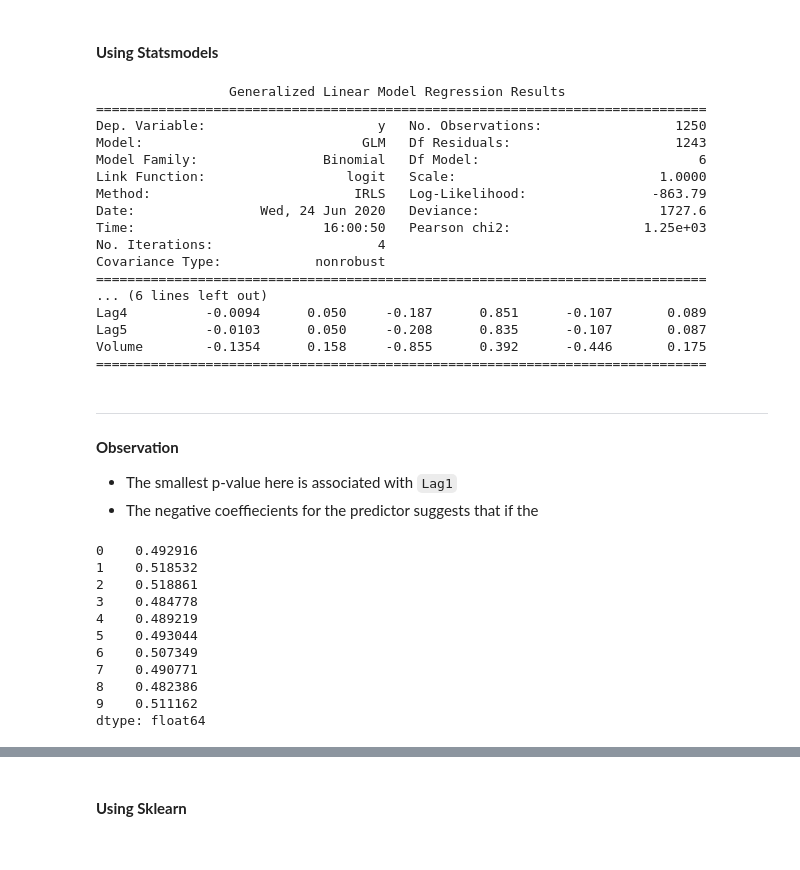
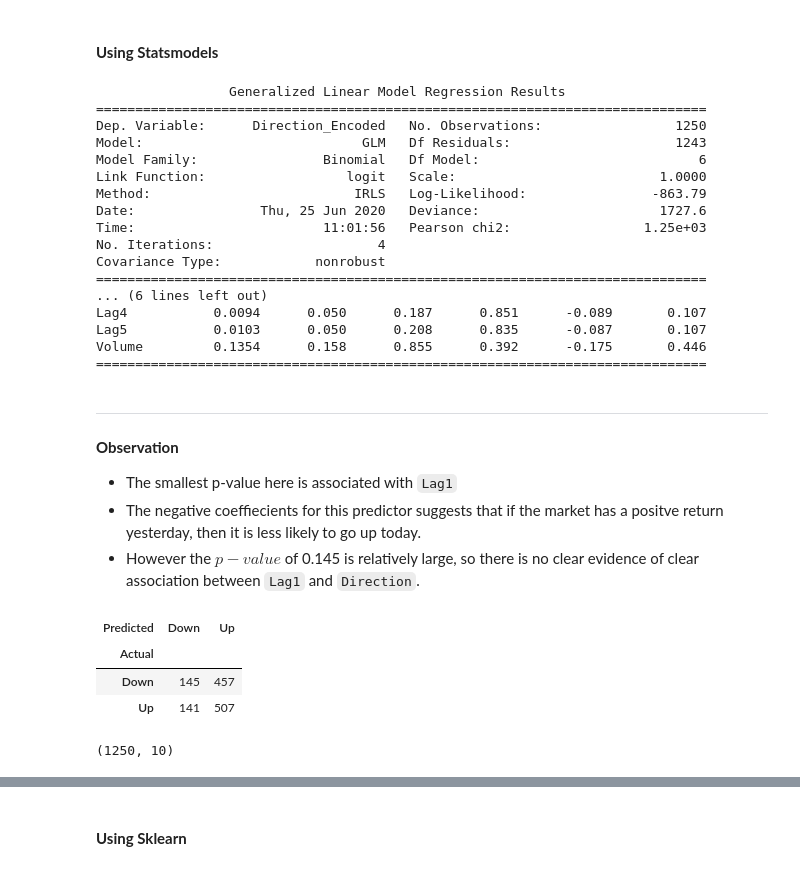
Before and after one commit to Revanthshalon/Machine-Learning, a Jupyter notebook: An Introduction to Statistical Learning/Unit 4 - Classification/Unit 4 Lab & Exercises.ipynb, the cells around one changed output, grey strips where cells are left out. Saved outputs shown, nothing was run; the diff lists cells and outputs as text; code cells hidden in the pictures.

```diff
--- a/An Introduction to Statistical Learning/Unit 4 - Classification/Unit 4 Lab & Exercises.ipynb
+++ b/An Introduction to Statistical Learning/Unit 4 - Classification/Unit 4 Lab & Exercises.ipynb
@@ -92,6 +95,6 @@ Now, we will fit a logistic regression model in order to predict the Direction u
 # %%
 X = data[['Lag1','Lag2','Lag3','Lag4','Lag5','Volume']] # Exogenos Variables
-y = data['Direction'].factorize()[0] # Response Variable
+y = data['Direction_Encoded'] # Response Variable
 # %%
 X = sm.add_constant(X) # Adding Constant for intercept value
 # %%
@@ -100,37 +103,39 @@ print(sm_model.summary())
 # %% [output]
                  Generalized Linear Model Regression Results
 ==============================================================================
-Dep. Variable:                      y   No. Observations:                 1250
+Dep. Variable:      Direction_Encoded   No. Observations:                 1250
 Model:                            GLM   Df Residuals:                     1243
 Model Family:                Binomial   Df Model:                            6
 Link Function:                  logit   Scale:                          1.0000
 Method:                          IRLS   Log-Likelihood:                -863.79
-Date:                Wed, 24 Jun 2020   Deviance:                       1727.6
-Time:                        16:00:50   Pearson chi2:                 1.25e+03
+Date:                Thu, 25 Jun 2020   Deviance:                       1727.6
+Time:                        11:01:56   Pearson chi2:                 1.25e+03
 No. Iterations:                     4
 Covariance Type:            nonrobust
 ==============================================================================
 ... (6 lines left out)
-Lag4          -0.0094      0.050     -0.187      0.851      -0.107       0.089
-Lag5          -0.0103      0.050     -0.208      0.835      -0.107       0.087
-Volume        -0.1354      0.158     -0.855      0.392      -0.446       0.175
+Lag4           0.0094      0.050      0.187      0.851      -0.089       0.107
+Lag5           0.0103      0.050      0.208      0.835      -0.087       0.107
+Volume         0.1354      0.158      0.855      0.392      -0.175       0.446
 ==============================================================================
 # %% [markdown]
 ---
 **Observation**
 - The smallest p-value here is associated with `Lag1`
-- The negative coeffiecients for the predictor suggests that if the
+- The negative coeffiecients for this predictor suggests that if the market has a positve return yesterday, then it is less likely to go up today.
+- However the $p-value$ of 0.145 is relatively large, so there is no clear evidence of clear association between `Lag1` and `Direction`.
-# %%
-sm_model.fittedvalues[:10]
-# %% [output]
-0    0.492916
-1    0.518532
-2    0.518861
-3    0.484778
-4    0.489219
-5    0.493044
-6    0.507349
-7    0.490771
-8    0.482386
-9    0.511162
-dtype: float64
+# %%
+# Creating a Confusion Matrix with clear Details.
+conf_mat = pd.DataFrame({'Actual':y,'Predicted':sm_model.fittedvalues>0.5})
+conf_mat.replace(to_replace={1:'Up',0:'Down','True':'Up','False':'Down'},inplace=True)
+conf_mat = conf_mat.groupby(['Actual','Predicted']).size().unstack('Predicted')
+conf_mat
+# %% [output]
+| Predicted | Down | Up |
+| Actual |  |  |
+| Down | 145 | 457 |
+| Up | 141 | 507 |
+# %%
+data.shape
+# %% [output]
+(1250, 10)
```
Also changed, not shown: parts of 86 cells of this notebook.
